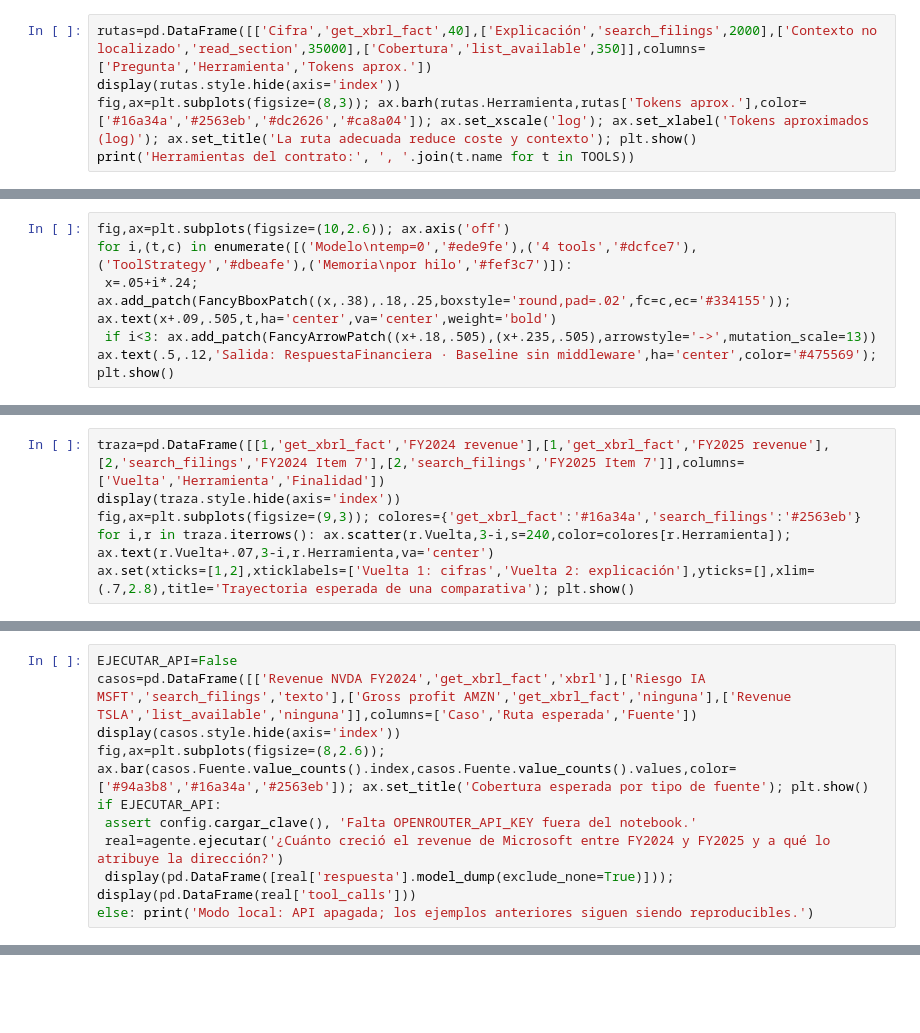
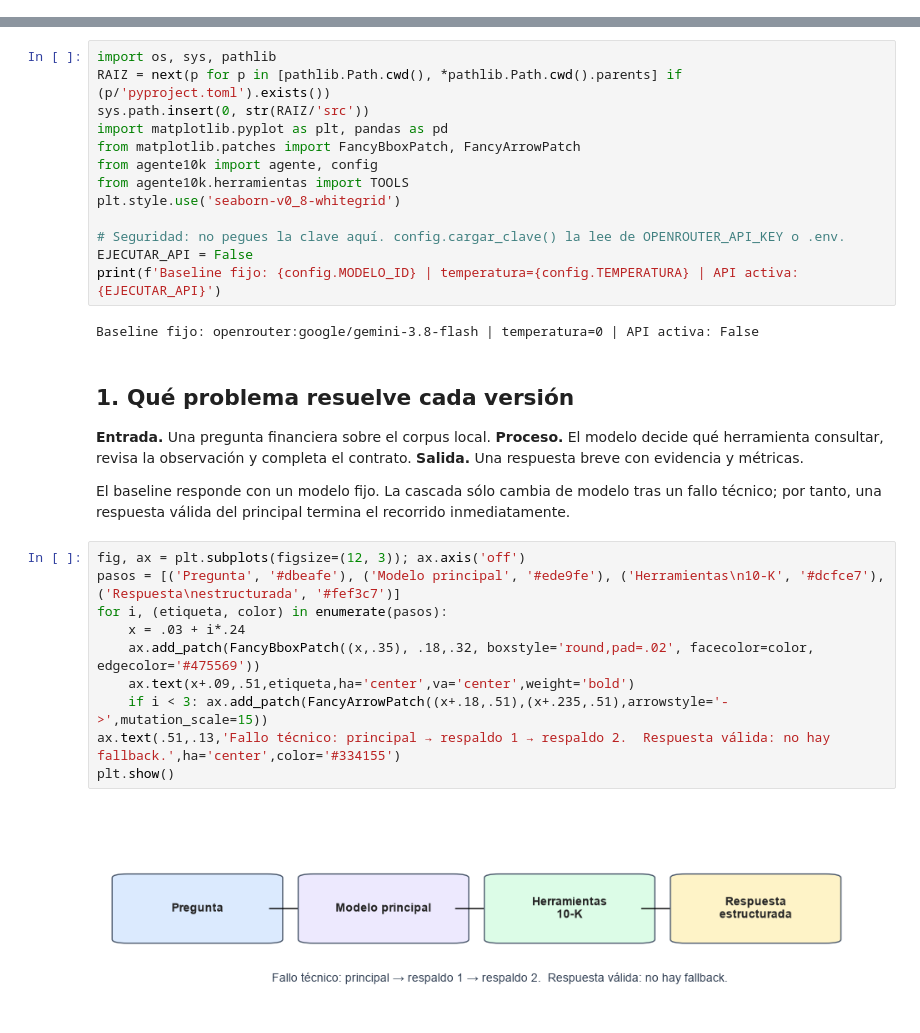
Before and after one commit to Romequinco/10k-financial-agent, a Jupyter notebook: notebooks/02_agente_baseline.ipynb, the cells around one changed output, grey strips where cells are left out. Saved outputs shown, nothing was run; the diff lists cells and outputs as text; blank space fills up the shorter version.

Commit message:
docs(notebook-02): mide modelos y cascada

```diff
--- a/notebooks/02_agente_baseline.ipynb
+++ b/notebooks/02_agente_baseline.ipynb
@@ -59,5 +0,0 @@ La escala logarítmica permite comparar costes muy distintos: una sección compl
-# %%
-rutas=pd.DataFrame([['Cifra','get_xbrl_fact',40],['Explicación','search_filings',2000],['Contexto no localizado','read_section',35000],['Cobertura','list_available',350]],columns=['Pregunta','Herramienta','Tokens aprox.'])
-display(rutas.style.hide(axis='index'))
-fig,ax=plt.subplots(figsize=(8,3)); ax.barh(rutas.Herramienta,rutas['Tokens aprox.'],color=['#16a34a','#2563eb','#dc2626','#ca8a04']); ax.set_xscale('log'); ax.set_xlabel('Tokens aproximados (log)'); ax.set_title('La ruta adecuada reduce coste y contexto'); plt.show()
-print('Herramientas del contrato:', ', '.join(t.name for t in TOOLS))
@@ -78,6 +0,0 @@ Herramientas del contrato: list_available, get_xbrl_fact, search_filings, read_s
-# %%
-fig,ax=plt.subplots(figsize=(10,2.6)); ax.axis('off')
-for i,(t,c) in enumerate([('Modelo\ntemp=0','#ede9fe'),('4 tools','#dcfce7'),('ToolStrategy','#dbeafe'),('Memoria\npor hilo','#fef3c7')]):
- x=.05+i*.24; ax.add_patch(FancyBboxPatch((x,.38),.18,.25,boxstyle='round,pad=.02',fc=c,ec='#334155')); ax.text(x+.09,.505,t,ha='center',va='center',weight='bold')
- if i<3: ax.add_patch(FancyArrowPatch((x+.18,.505),(x+.235,.505),arrowstyle='->',mutation_scale=13))
-ax.text(.5,.12,'Salida: RespuestaFinanciera · Baseline sin middleware',ha='center',color='#475569'); plt.show()
@@ -92,6 +0,0 @@ Esta comparativa simulada ilustra la ruta esperada para MSFT FY2024–FY2025: do
-# %%
-traza=pd.DataFrame([[1,'get_xbrl_fact','FY2024 revenue'],[1,'get_xbrl_fact','FY2025 revenue'],[2,'search_filings','FY2024 Item 7'],[2,'search_filings','FY2025 Item 7']],columns=['Vuelta','Herramienta','Finalidad'])
-display(traza.style.hide(axis='index'))
-fig,ax=plt.subplots(figsize=(9,3)); colores={'get_xbrl_fact':'#16a34a','search_filings':'#2563eb'}
-for i,r in traza.iterrows(): ax.scatter(r.Vuelta,3-i,s=240,color=colores[r.Herramienta]); ax.text(r.Vuelta+.07,3-i,r.Herramienta,va='center')
-ax.set(xticks=[1,2],xticklabels=['Vuelta 1: cifras','Vuelta 2: explicación'],yticks=[],xlim=(.7,2.8),title='Trayectoria esperada de una comparativa'); plt.show()
@@ -111,10 +0,0 @@ El siguiente notebook creará el golden set para medir si esta expectativa se cu
-# %%
-EJECUTAR_API=False
-casos=pd.DataFrame([['Revenue NVDA FY2024','get_xbrl_fact','xbrl'],['Riesgo IA MSFT','search_filings','texto'],['Gross profit AMZN','get_xbrl_fact','ninguna'],['Revenue TSLA','list_available','ninguna']],columns=['Caso','Ruta esperada','Fuente'])
-display(casos.style.hide(axis='index'))
-fig,ax=plt.subplots(figsize=(8,2.6)); ax.bar(casos.Fuente.value_counts().index,casos.Fuente.value_counts().values,color=['#94a3b8','#16a34a','#2563eb']); ax.set_title('Cobertura esperada por tipo de fuente'); plt.show()
-if EJECUTAR_API:
- assert config.cargar_clave(), 'Falta OPENROUTER_API_KEY fuera del notebook.'
- real=agente.ejecutar('¿Cuánto creció el revenue de Microsoft entre FY2024 y FY2025 y a qué lo atribuye la dirección?')
- display(pd.DataFrame([real['respuesta'].model_dump(exclude_none=True)])); display(pd.DataFrame(real['tool_calls']))
-else: print('Modo local: API apagada; los ejemplos anteriores siguen siendo reproducibles.')
@@ -151,0 +9,33 @@ El baseline ya decide una ruta, deja evidencia de sus llamadas y sabe abstenerse
+# %%
+import os, sys, pathlib
+RAIZ = next(p for p in [pathlib.Path.cwd(), *pathlib.Path.cwd().parents] if (p/'pyproject.toml').exists())
+sys.path.insert(0, str(RAIZ/'src'))
+import matplotlib.pyplot as plt, pandas as pd
+from matplotlib.patches import FancyBboxPatch, FancyArrowPatch
+from agente10k import agente, config
+from agente10k.herramientas import TOOLS
+plt.style.use('seaborn-v0_8-whitegrid')
+
+# Seguridad: no pegues la clave aquí. config.cargar_clave() la lee de OPENROUTER_API_KEY o .env.
+EJECUTAR_API = False
+print(f'Baseline fijo: {config.MODELO_ID} | temperatura={config.TEMPERATURA} | API activa: {EJECUTAR_API}')
+# %% [output]
+Baseline fijo: openrouter:google/gemini-3.8-flash | temperatura=0 | API activa: False
+# %% [markdown]
+## 1. Qué problema resuelve cada versión
+
+**Entrada.** Una pregunta financiera sobre el corpus local. **Proceso.** El modelo decide qué herramienta consultar, revisa la observación y completa el contrato. **Salida.** Una respuesta breve con evidencia y métricas.
+
+El baseline responde con un modelo fijo. La cascada sólo cambia de modelo tras un fallo técnico; por tanto, una respuesta válida del principal termina el recorrido inmediatamente.
+# %%
+fig, ax = plt.subplots(figsize=(12, 3)); ax.axis('off')
+pasos = [('Pregunta', '#dbeafe'), ('Modelo principal', '#ede9fe'), ('Herramientas\n10-K', '#dcfce7'), ('Respuesta\nestructurada', '#fef3c7')]
+for i, (etiqueta, color) in enumerate(pasos):
+    x = .03 + i*.24
+    ax.add_patch(FancyBboxPatch((x,.35), .18,.32, boxstyle='round,pad=.02', facecolor=color, edgecolor='#475569'))
+    ax.text(x+.09,.51,etiqueta,ha='center',va='center',weight='bold')
+    if i < 3: ax.add_patch(FancyArrowPatch((x+.18,.51),(x+.235,.51),arrowstyle='->',mutation_scale=15))
+ax.text(.51,.13,'Fallo técnico: principal → respaldo 1 → respaldo 2.  Respuesta válida: no hay fallback.',ha='center',color='#334155')
+plt.show()
+# %% [output]
+[figure, added]
```
Also changed, not shown: parts of 37 cells of this notebook.
